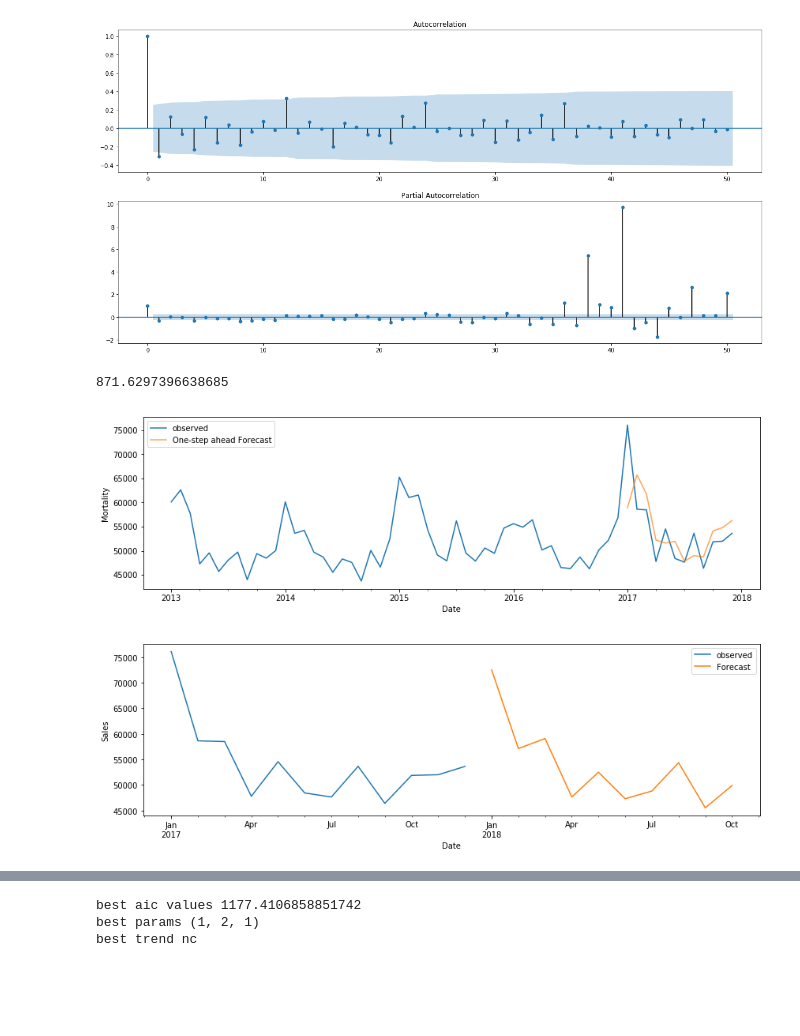
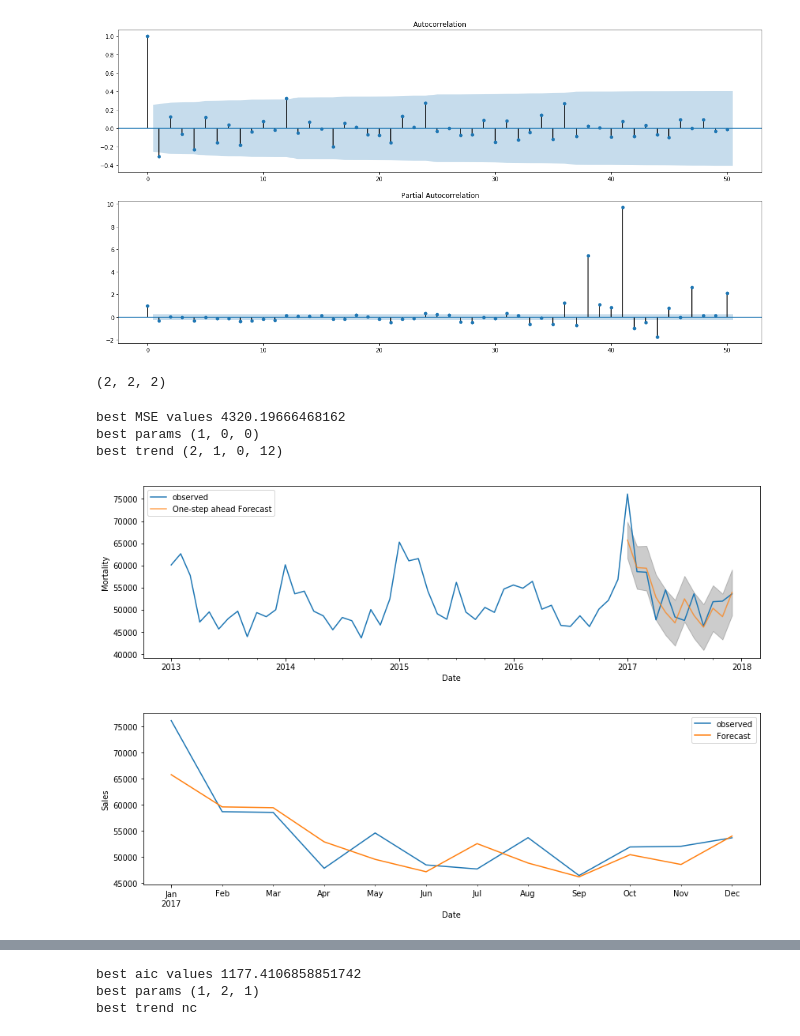
Before and after one commit to janrth/covid19_mortality, a Jupyter notebook: cvd19_mortality.ipynb, the cells around one changed output, grey strips where cells are left out. Cells and saved outputs as stored; diff of their text form; code cells hidden in the pictures; blank space fills up the shorter version.

```diff
--- a/cvd19_mortality.ipynb
+++ b/cvd19_mortality.ipynb
@@ -251,41 +251,82 @@ plt.show()
 # %% [output]
 [figure]
 # %%
+#Select train and test period
+series_time.index  = pd.DatetimeIndex(series.year_month).to_period('M')
 train = series_time.iloc[:len(series_time)-12]
 test = series_time.iloc[len(series_time)-12:]
 
 start = 48
 end = 60
+# %%
+v
+# %% [output]
+(2, 2, 2)
+# %%
+#SARIMA:
+p = d = q = range(0, 3)
+P = D = Q = range(0, 3)
+
+pdq = list(itertools.product(p, d, q))
+seasonal_intervall = range(12,13)
+PDQ = list(itertools.product(P, D, Q, seasonal_intervall))
+
+
+bestMSE = np.inf
+bestOrder = None
+bestSeasonal = None
+
+for i,v in enumerate(pdq):
+    for k,l in enumerate(PDQ):
+        try:
+            model = sm.tsa.statespace.SARIMAX(train,
+                                    #series_time.Value,
+                                    order = v,
+                                    seasonal_order = l,
+                                    trend = 'n', #{‘n’,’c’,’t’,’ct’}
+                                    enforce_stationarity = False,
+                                    enforce_invertibility = False)
+            results = model.fit()
+            pred_uc = results.get_forecast(steps = 12)
+
+            if np.sqrt(metrics.mean_squared_error(test, pred_uc.predicted_mean)) < bestMSE:
+                bestMSE = np.sqrt(metrics.mean_squared_error(test, pred_uc.predicted_mean))
+                bestOrder = v
+                bestSeasonal = l
+        except:
+                continue
+print('best MSE values {}'.format(bestMSE))
+print('best params {}'.format(bestOrder))
+print('best trend {}'.format(bestSeasonal))
+# %% [output]
+best MSE values 4320.19666468162
+best params (1, 0, 0)
+best trend (2, 1, 0, 12)
 # %%
-#SARIMA:
-mod = sm.tsa.statespace.SARIMAX(#train,
-                                series_time.Value,
-                                order=(3, 1, 4),
-                                #seasonal_order=(1, 1, 1, 6),
-                                seasonal_order=(1, 1, 1, 6),
-                                #trend = 'ct',
-                                enforce_stationarity=False,
-                                enforce_invertibility=False)
-results = mod.fit()
-print(results.aic)
+model = sm.tsa.statespace.SARIMAX(train,
+                                    #series_time.Value,
+                                    order = (1, 0, 0),
+                                    seasonal_order = (2, 1, 0, 12),
+                                    trend = 'n', #{‘n’,’c’,’t’,’ct’}
+                                    enforce_stationarity = False,
+                                    enforce_invertibility = False)
+results = model.fit()
-# %% [output]
-871.6297396638685
 # %%
 pred = results.get_prediction(start = start, end = end-1, dynamic=False)
 pred_ci = pred.conf_int()
 ax = series_time.Value[0:end].plot(label = 'observed')
 pred.predicted_mean.plot(label = 'One-step ahead Forecast', alpha = .7, figsize = (14, 4))
-#ax.fill_between(pred_ci.index,
-#                pred_ci.iloc[:, 0],
-#                pred_ci.iloc[:, 1], color='k', alpha=.2)
+ax.fill_between(pred_ci.index,
+                pred_ci.iloc[:, 0],
+                pred_ci.iloc[:, 1], color='k', alpha=.2)
 ax.set_xlabel('Date')
 ax.set_ylabel('Mortality')
 plt.legend()
 plt.show()
 # %% [output]
-[figure, old version]
+[figure, new version]
 # %%
-pred_uc = results.get_forecast(steps=10)
+pred_uc = results.get_forecast(steps = 12)
 pred_ci = pred_uc.conf_int()
 ax = series_time.Value[start:end].plot(label='observed', figsize=(14, 4))
 pred_uc.predicted_mean.plot(ax=ax, label='Forecast')
@@ -295,4 +336,4 @@ ax.set_ylabel('Sales')
 plt.legend()
 plt.show()
 # %% [output]
-[figure, old version]
+[figure, new version]
```
Also changed, not shown: parts of 7 cells of this notebook.
